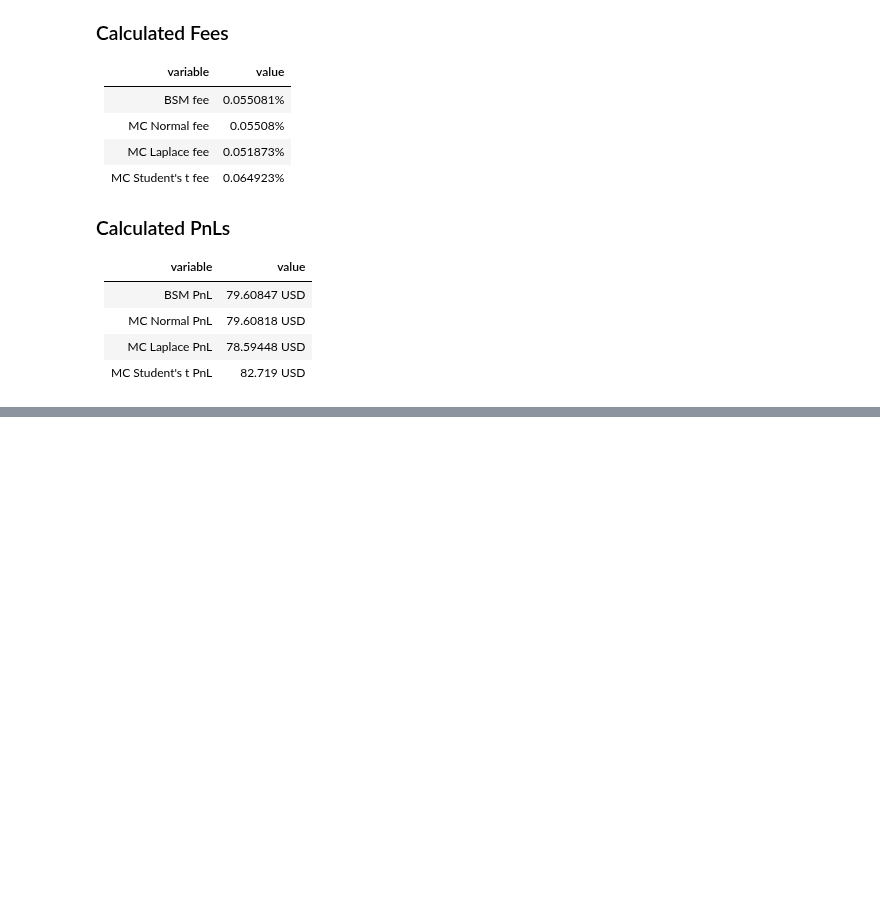
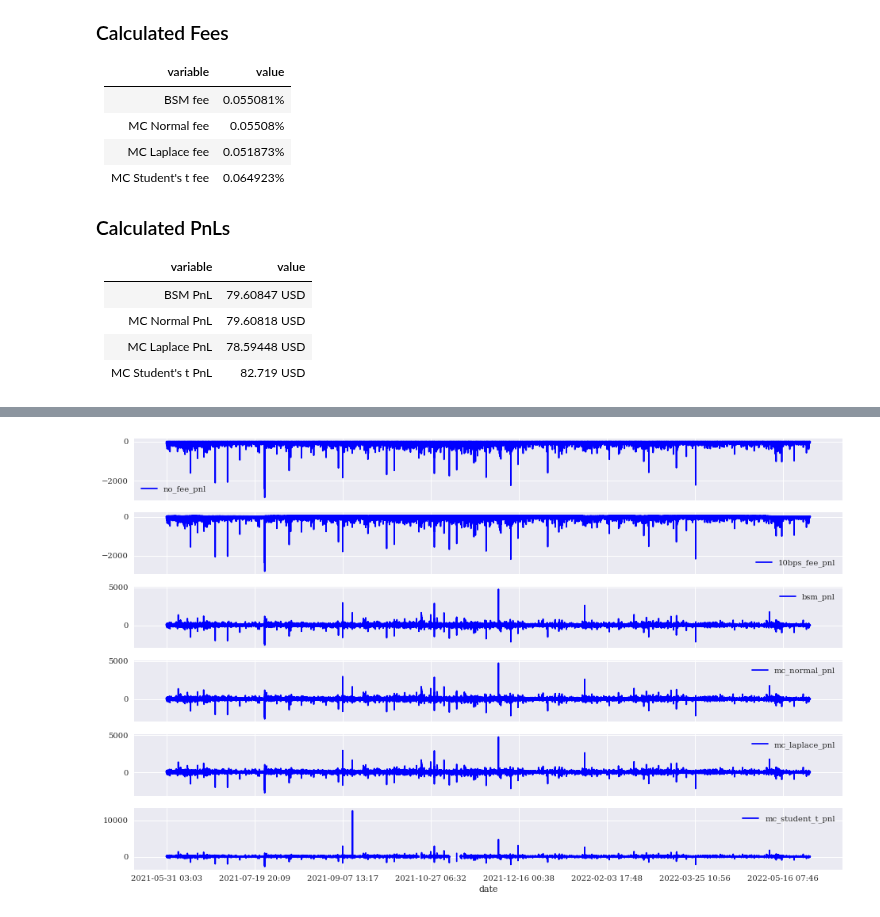
Before and after one commit to sebastienverreault/option_risk_analysis2, a Jupyter notebook: pnl_historical_simulation.ipynb, the cells around one changed output, grey strips where cells are left out. Saved outputs shown, nothing was run; the diff lists cells and outputs as text; code cells hidden in the pictures; blank space fills up the shorter version.

```diff
--- a/pnl_historical_simulation.ipynb
+++ b/pnl_historical_simulation.ipynb
@@ -575,0 +558,14 @@ btcusd_1min
+# %%
+# take a look at the pnl
+
+# btcusd_1min[['bsm_c0', 'bsm_strike', 'mc_normal_strike', 'mc_laplace_strike', 'mc_student_t_strike']][N_lookback + 2:-2].plot(subplots=True, style='b', figsize=(16, 10))
+# btcusd_1min[['mc_student_t_strike']].plot(subplots=True, style='b', figsize=(16, 10))
+# btcusd_1min[['mc_student_t_strike']].plot(subplots=True, style='b', figsize=(16, 10), logy=True)
+# btcusd_1min[['mc_student_t_strike']].plot(subplots=True, style='b', figsize=(16, 10))
+# btcusd_1min[['mc_student_t_strike']][N_lookback + 2:-2].plot(subplots=True, style='b', figsize=(16, 10))
+# btcusd_1min[['bsm_pnl', 'mc_normal_pnl', 'mc_laplace_pnl', 'mc_student_t_pnl']][N_lookback + 2:-2].plot(subplots=True, style='b', figsize=(16, 10))
+btcusd_1min[['no_fee_pnl', '10bps_fee_pnl', 'bsm_pnl', 'mc_normal_pnl', 'mc_laplace_pnl', 'mc_student_t_pnl']][N_lookback + 2:-2].plot(subplots=True, style='b', figsize=(16, 10))
+
+plt.show()
+# %% [output]
+[figure, added]
```
Also changed, not shown: parts of 9 cells of this notebook.
